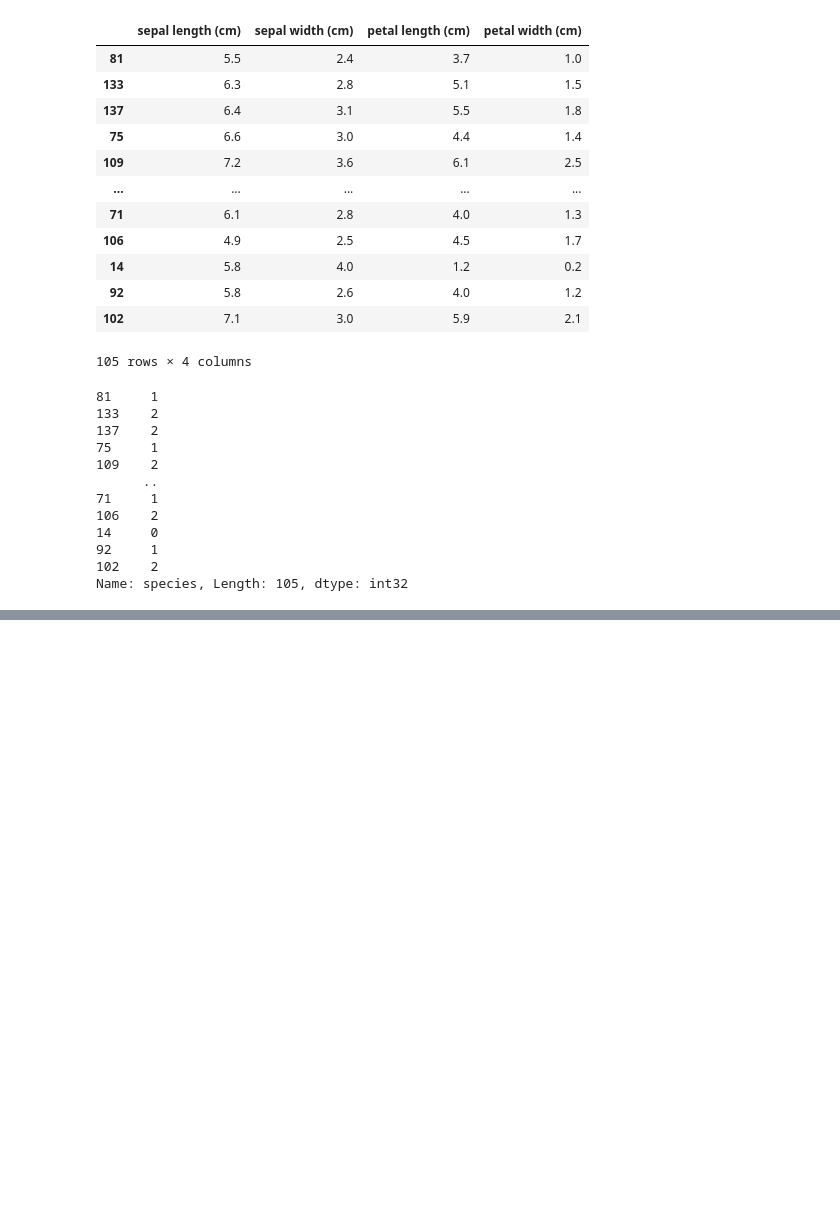
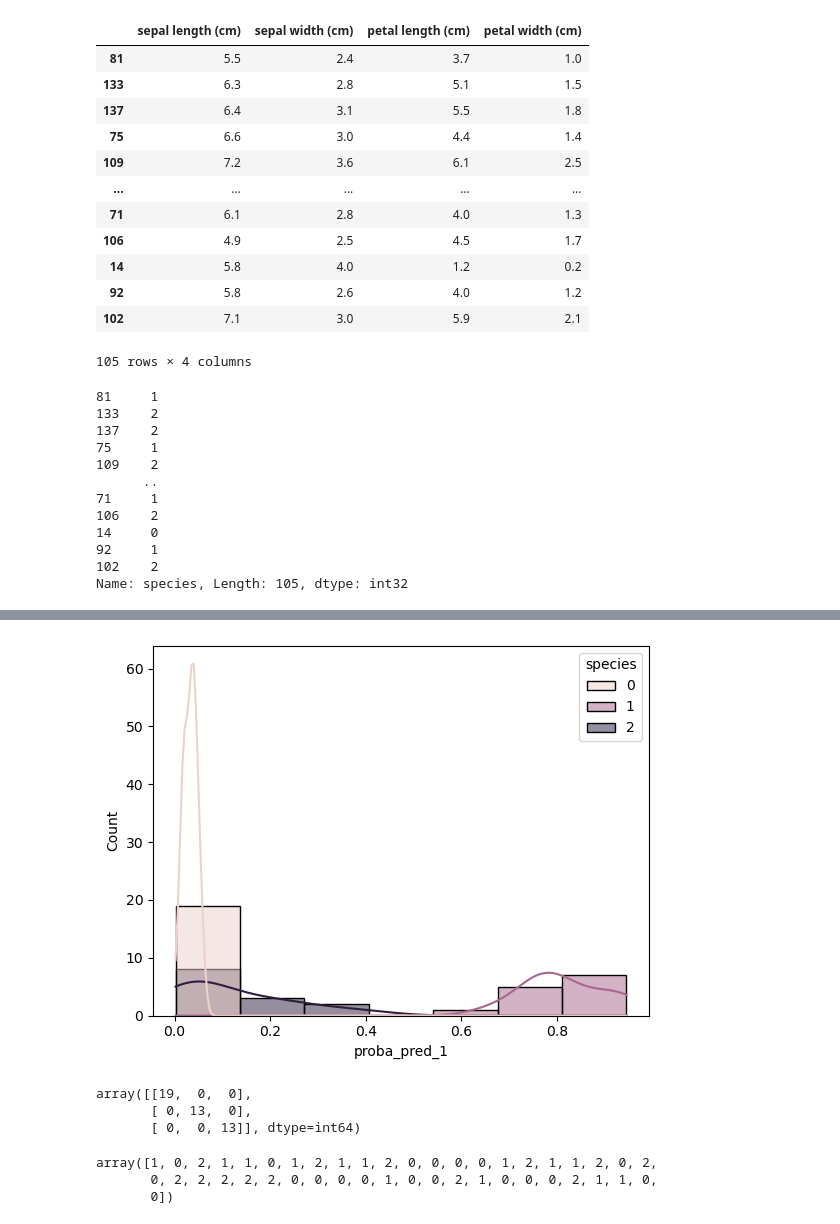
Before and after one commit to JuliethLambrano930/Proyecto_Regresion_Logistica, a Jupyter notebook: Codigo/Particion_Datos.ipynb, the cells around one changed output, grey strips where cells are left out. Cells and saved outputs as stored; diff of their text form; code cells hidden in the pictures; blank space fills up the shorter version.

```diff
--- a/Codigo/Particion_Datos.ipynb
+++ b/Codigo/Particion_Datos.ipynb
@@ -82,0 +146,24 @@ Name: species, Length: 105, dtype: int32
+# %%
+### Histigrama suavizado teniendo en cuenta el resultado real
+
+sns.histplot(data=DF_revisión_iris, x="proba_pred_1", hue="species", kde=True)
+plt.show()
+# %% [output]
+[figure, added]
+# %%
+from sklearn.metrics import confusion_matrix
+
+confusion_matrix(y_test, logreg_train.predict(X_test))
+# %% [output]
+array([[19,  0,  0],
+       [ 0, 13,  0],
+       [ 0,  0, 13]], dtype=int64)
+# %%
+import numpy as np
+list=[y_test]
+y_test = np.array(y_test)
+y_test
+# %% [output]
+array([1, 0, 2, 1, 1, 0, 1, 2, 1, 1, 2, 0, 0, 0, 0, 1, 2, 1, 1, 2, 0, 2,
+       0, 2, 2, 2, 2, 2, 0, 0, 0, 0, 1, 0, 0, 2, 1, 0, 0, 0, 2, 1, 1, 0,
+       0])
```
Also changed, not shown: parts of 8 cells of this notebook.
